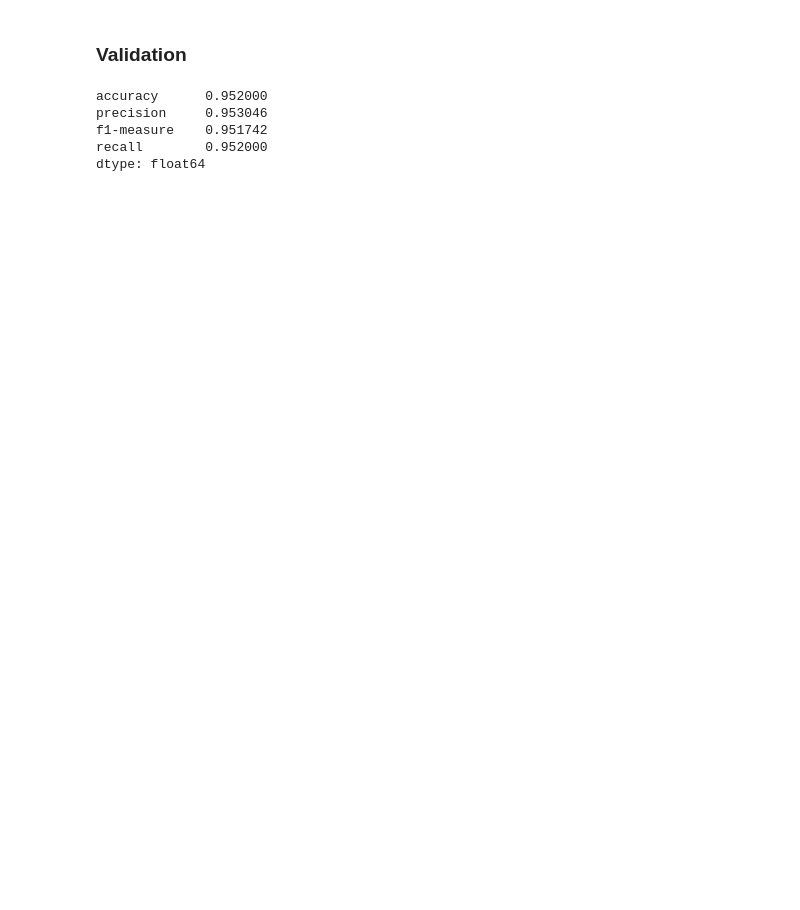
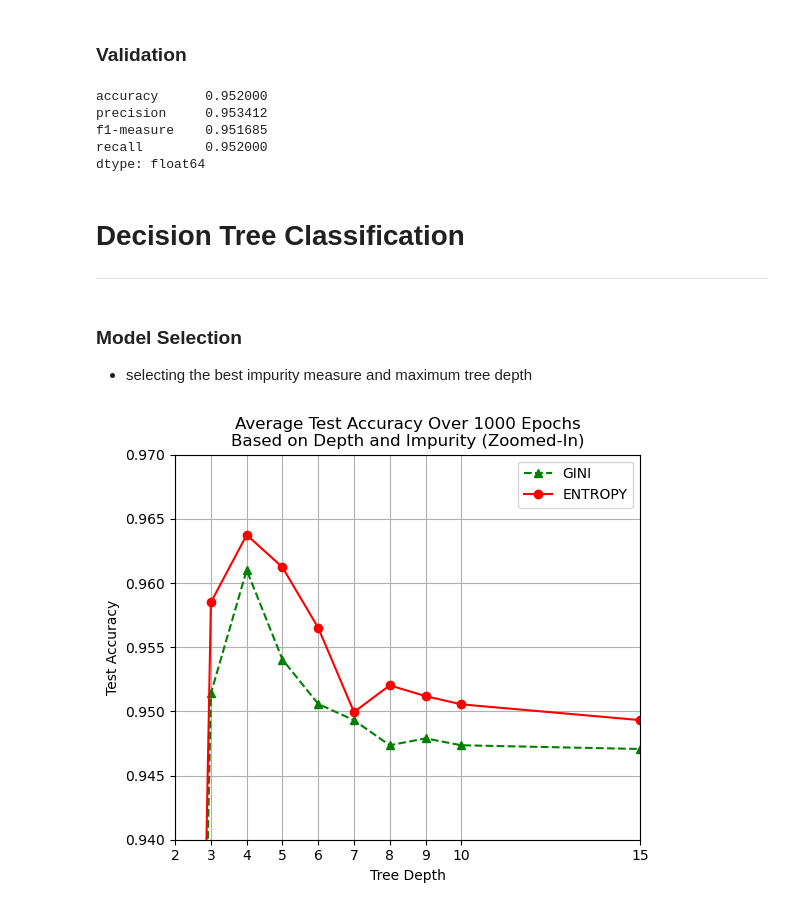
Before and after one commit to Syed-A-Naqvi/machine_learning, a Jupyter notebook: python_machine_learning/classification/improve_dating_site_matches/improve_dating_matches.ipynb, the cells around one changed output. Drawn from its saved outputs; the diff is of its cells as text; code cells hidden in the pictures; blank space fills up the shorter version.

Commit message:
was not correctly folowing the model selection/validation - evaluation process need to redo'

```diff
--- a/python_machine_learning/classification/improve_dating_site_matches/improve_dating_matches.ipynb
+++ b/python_machine_learning/classification/improve_dating_site_matches/improve_dating_matches.ipynb
@@ -178,14 +225,51 @@ plt.show()
 # %% [markdown]
 ### Validation
 # %%
-clf = KNeighborsClassifier(n_neighbors=5, metric='minkowski', p=2)
+clf = KNeighborsClassifier(n_neighbors=3, metric='minkowski', p=2)
 
 k_NN_Results = cross_validation(dating_X, dating_Y,
                                      scoring=scoring, model=clf, folds=10)
 k_NN_Results.mean()
 # %% [output]
 accuracy      0.952000
-precision     0.953046
-f1-measure    0.951742
+precision     0.953412
+f1-measure    0.951685
 recall        0.952000
 dtype: float64
+# %% [markdown]
+# Decision Tree Classification
+---
+# %% [markdown]
+### Model Selection
+- selecting the best impurity measure and maximum tree depth
+# %%
+maxDepths = [2,3,4,5,6,7,8,9,10,15,20,25,30,35,40,45,50]
+testAcc_GINI = np.zeros(shape=(len(maxDepths)))
+testAcc_ENTROPY = np.zeros(shape=(len(maxDepths)))
+for epoch in range(1000):
+    X_train, X_test, Y_train, Y_test = train_test_split(dating_X, dating_Y,
+                                                        test_size=0.1, shuffle=True,)
+    for i,d in enumerate(maxDepths):
+        clf_GINI = DecisionTreeClassifier(criterion='gini', max_depth=d)
+        clf_ENTROPY = DecisionTreeClassifier(criterion='entropy', max_depth=d)
+        Y_pred_GINI = clf_GINI.fit(X_train, Y_train).predict(X_test)
+        Y_pred_ENTROPY = clf_ENTROPY.fit(X_train, Y_train).predict(X_test)
+        testAcc_GINI[i] += accuracy_score(Y_test, Y_pred_GINI)
+        testAcc_ENTROPY[i] += accuracy_score(Y_test, Y_pred_ENTROPY)
+testAcc_ENTROPY = testAcc_ENTROPY/1000
+testAcc_GINI = testAcc_GINI/1000
+# %%
+plt.figure(figsize=(6,5))
+plt.plot(maxDepths, testAcc_GINI, 'g^--', label="GINI")
+plt.plot(maxDepths, testAcc_ENTROPY, 'ro-', label="ENTROPY")
+plt.legend()
+plt.title('Average Test Accuracy Over 1000 Epochs\nBased on Depth and Impurity (Zoomed-In)')
+plt.xlabel('Tree Depth')
+plt.ylabel('Test Accuracy')
+plt.xticks(maxDepths)
+plt.ylim([0.94,0.97])
+plt.xlim([2,15])
+plt.grid()
+plt.show()
+# %% [output]
+[figure, added]
```
Also changed, not shown: parts of 10 cells of this notebook, 14 other files.
